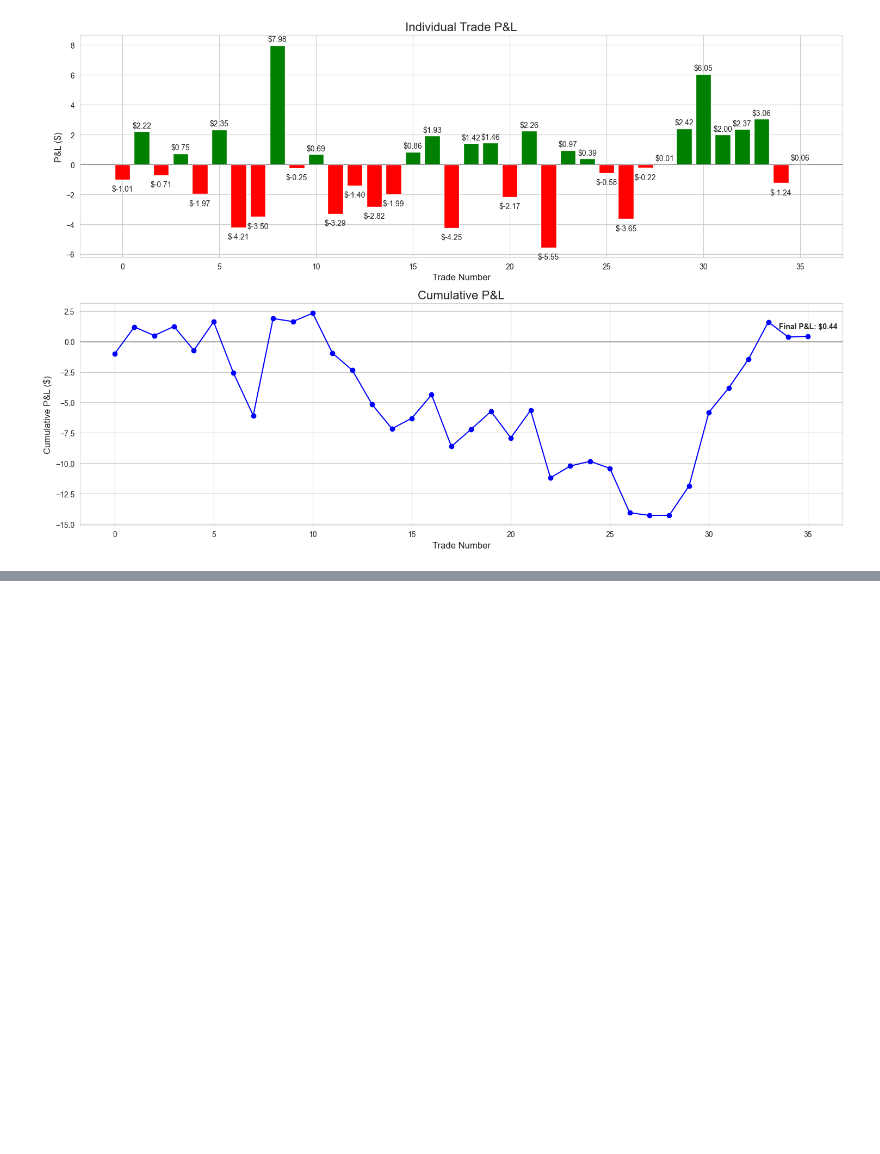
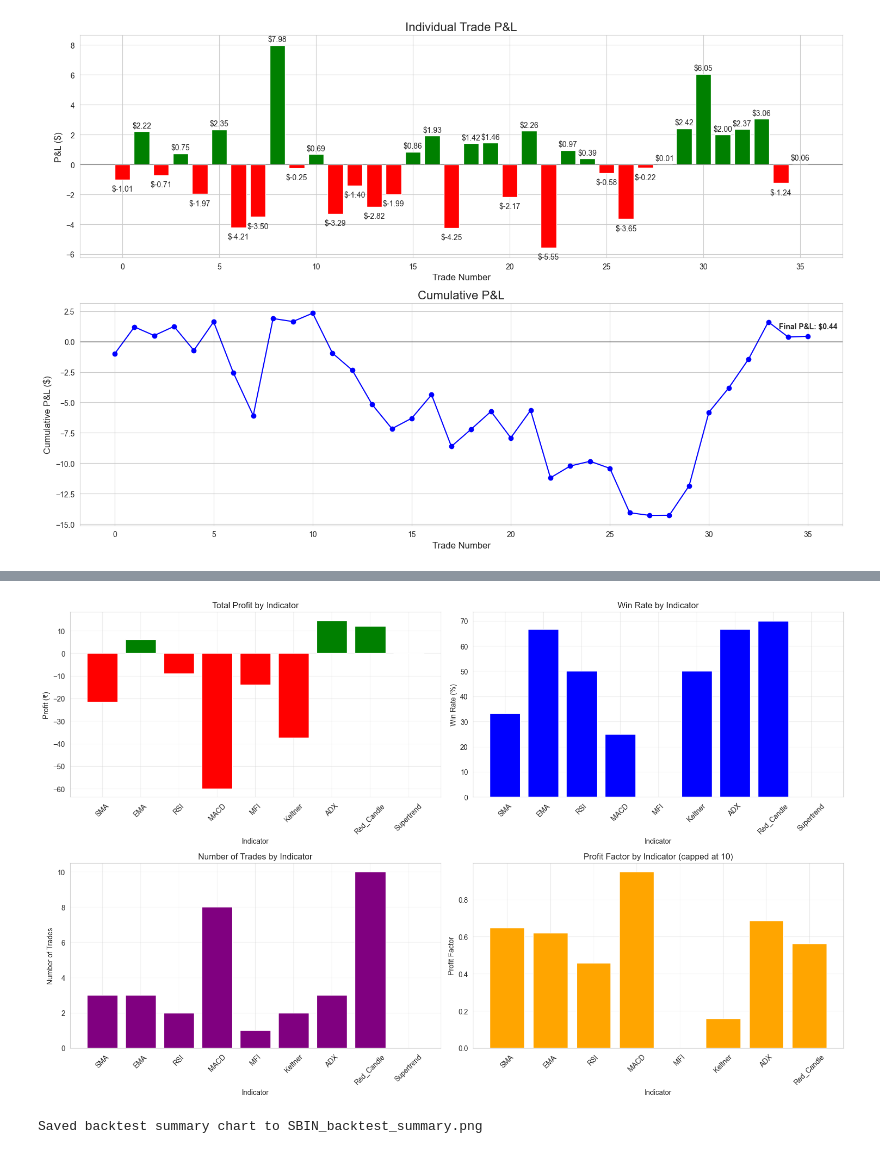
Before and after one commit to jenish2917/summer-internship, a Jupyter notebook: internship_task_3.ipynb, the cells around one changed output, grey strips where cells are left out. Saved outputs shown, nothing was run; the diff lists cells and outputs as text; code cells hidden in the pictures; blank space fills up the shorter version.

```diff
--- a/internship_task_3.ipynb
+++ b/internship_task_3.ipynb
@@ -357,0 +1101,58 @@ else:
+# %%
+# Visualize SBIN backtest summary results
+try:
+    # Check if summary_df exists and is not empty
+    if 'summary_df' in locals() and not summary_df.empty:
+        plt.figure(figsize=(16, 10))
+
+        # 1. Bar chart of profit by indicator
+        plt.subplot(2, 2, 1)
+        colors = ['green' if p > 0 else 'red' for p in summary_df['profit']]
+        plt.bar(summary_df['indicator'], summary_df['profit'], color=colors)
+        plt.title('Total Profit by Indicator')
+        plt.xlabel('Indicator')
+        plt.ylabel('Profit (₹)')
+        plt.xticks(rotation=45)
+        plt.grid(True, alpha=0.3)
+
+        # 2. Bar chart of win rate by indicator
+        plt.subplot(2, 2, 2)
+        plt.bar(summary_df['indicator'], summary_df['win_rate'], color='blue')
+        plt.title('Win Rate by Indicator')
+        plt.xlabel('Indicator')
+        plt.ylabel('Win Rate (%)')
+        plt.xticks(rotation=45)
+        plt.grid(True, alpha=0.3)
+
+        # 3. Bar chart of number of trades by indicator
+        plt.subplot(2, 2, 3)
+        plt.bar(summary_df['indicator'], summary_df['trades'], color='purple')
+        plt.title('Number of Trades by Indicator')
+        plt.xlabel('Indicator')
+        plt.ylabel('Number of Trades')
+        plt.xticks(rotation=45)
+        plt.grid(True, alpha=0.3)
+
+        # 4. Bar chart of profit factor by indicator
+        plt.subplot(2, 2, 4)
+        profit_factors = [min(pf, 10) for pf in summary_df['profit_factor']]  # Cap for better visualization
+        plt.bar(summary_df['indicator'], profit_factors, color='orange')
+        plt.title('Profit Factor by Indicator (capped at 10)')
+        plt.xlabel('Indicator')
+        plt.ylabel('Profit Factor')
+        plt.xticks(rotation=45)
+        plt.grid(True, alpha=0.3)
+
+        plt.tight_layout()
+        plt.savefig("SBIN_backtest_summary.png")
+        plt.show()
+
+        print("Saved backtest summary chart to SBIN_backtest_summary.png")
+    else:
+        print("No backtest summary data available for visualization. Please run the backtest cell first.")
+
+except Exception as e:
+    print(f"Error visualizing results: {e}")
+# %% [output]
+[figure, added]
+Saved backtest summary chart to SBIN_backtest_summary.png
```
Also changed, not shown: parts of 9 cells of this notebook, 10 other files.
